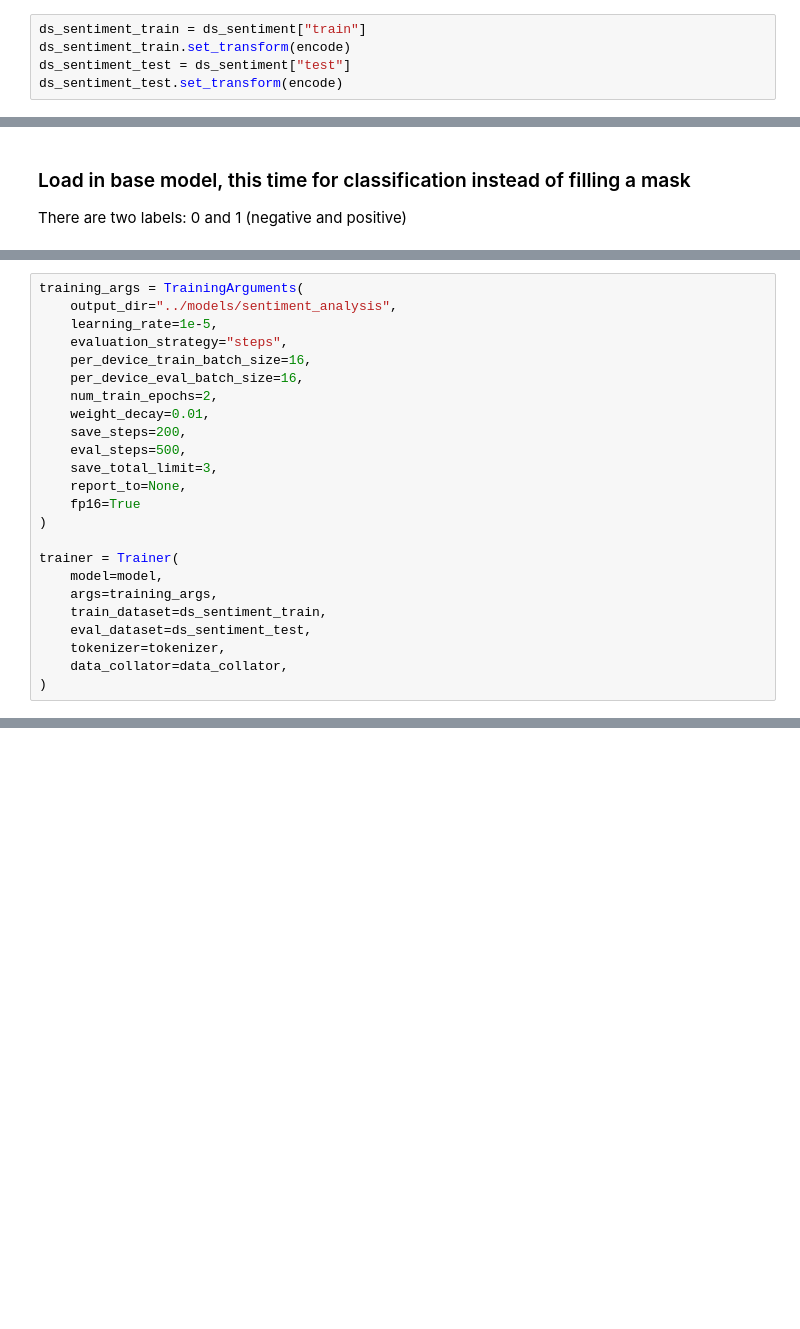
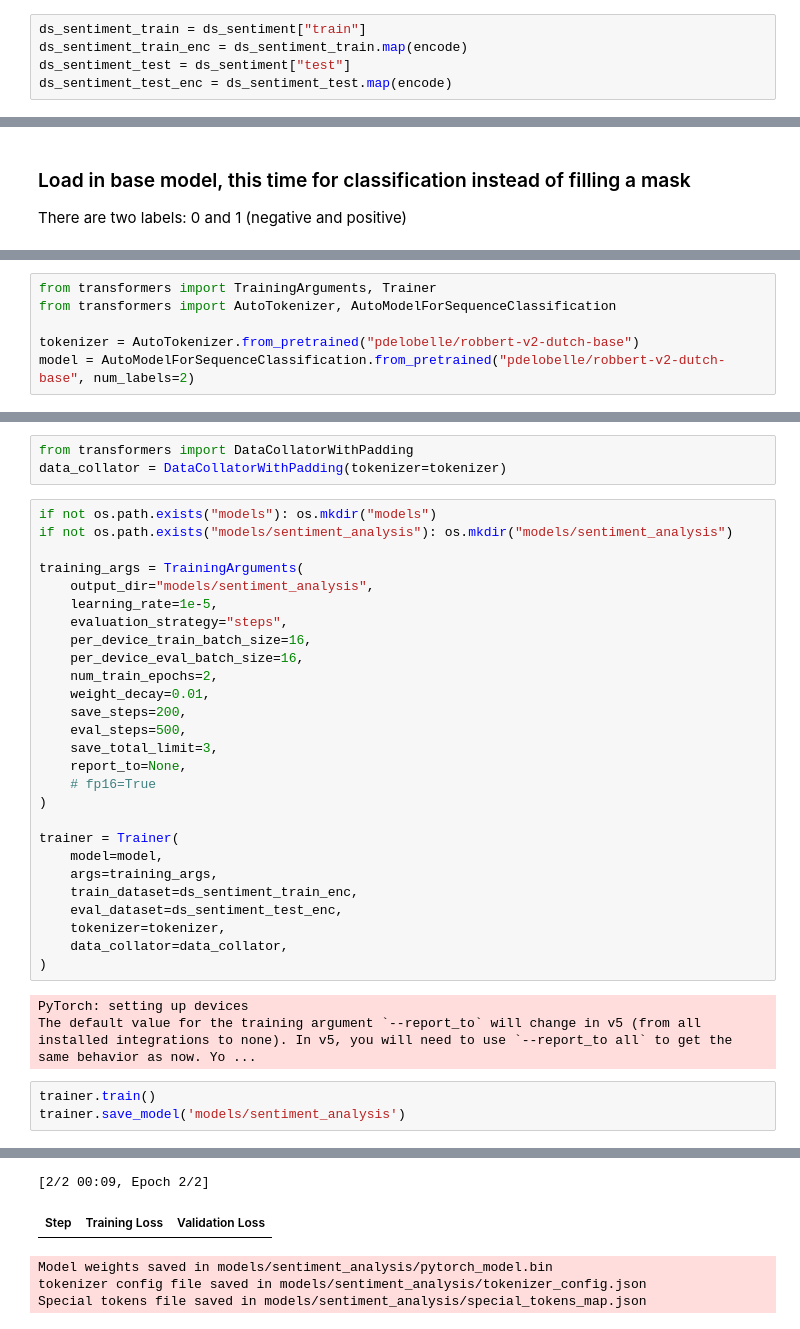
Before and after one commit to tijsg/lm-tutorial, a Jupyter notebook: training.ipynb, the cells around one changed output, grey strips where cells are left out. Cells and saved outputs as stored; diff of their text form; blank space fills up the shorter version.

Commit message:
adding sentiment analysis training steps

```diff
--- a/training.ipynb
+++ b/training.ipynb
@@ -479,5 +500,5 @@ DatasetDict({
 # %%
 ds_sentiment_train = ds_sentiment["train"]
-ds_sentiment_train.set_transform(encode)
+ds_sentiment_train_enc = ds_sentiment_train.map(encode)
 ds_sentiment_test = ds_sentiment["test"]
-ds_sentiment_test.set_transform(encode)
+ds_sentiment_test_enc = ds_sentiment_test.map(encode)
@@ -490,0 +516,6 @@ model = RobertaForSequenceClassification.from_pretrained("models/roberta/roberta
+# %%
+from transformers import TrainingArguments, Trainer
+from transformers import AutoTokenizer, AutoModelForSequenceClassification
+
+tokenizer = AutoTokenizer.from_pretrained("pdelobelle/robbert-v2-dutch-base")
+model = AutoModelForSequenceClassification.from_pretrained("pdelobelle/robbert-v2-dutch-base", num_labels=2)
@@ -491,6 +540,12 @@ model = RobertaForSequenceClassification.from_pretrained("models/roberta/roberta
+# %%
+from transformers import DataCollatorWithPadding
+data_collator = DataCollatorWithPadding(tokenizer=tokenizer)
 # %%
+if not os.path.exists("models"): os.mkdir("models")
+if not os.path.exists("models/sentiment_analysis"): os.mkdir("models/sentiment_analysis")
+
 training_args = TrainingArguments(
-    output_dir="../models/sentiment_analysis",
+    output_dir="models/sentiment_analysis",
     learning_rate=1e-5,
     evaluation_strategy="steps",
     per_device_train_batch_size=16,
@@ -501,14 +556,21 @@ training_args = TrainingArguments(
     eval_steps=500,
     save_total_limit=3,
     report_to=None,
-    fp16=True
+    # fp16=True
 )
 
 trainer = Trainer(
     model=model,
     args=training_args,
-    train_dataset=ds_sentiment_train,
-    eval_dataset=ds_sentiment_test,
+    train_dataset=ds_sentiment_train_enc,
+    eval_dataset=ds_sentiment_test_enc,
     tokenizer=tokenizer,
     data_collator=data_collator,
 )
+# %% [output]
+PyTorch: setting up devices
+The default value for the training argument `--report_to` will change in v5 (from all installed integrations to none). In v5, you will need to use `--report_to all` to get the same behavior as now. Yo ...
+# %%
+trainer.train()
+trainer.save_model('models/sentiment_analysis')
+# %% [output]
@@ -514,0 +585,5 @@ trainer = Trainer(
+[2/2 00:09, Epoch 2/2]
+| Step | Training Loss | Validation Loss |
+Model weights saved in models/sentiment_analysis/pytorch_model.bin
+tokenizer config file saved in models/sentiment_analysis/tokenizer_config.json
+Special tokens file saved in models/sentiment_analysis/special_tokens_map.json
```
Also changed, not shown: parts of 31 cells of this notebook.
